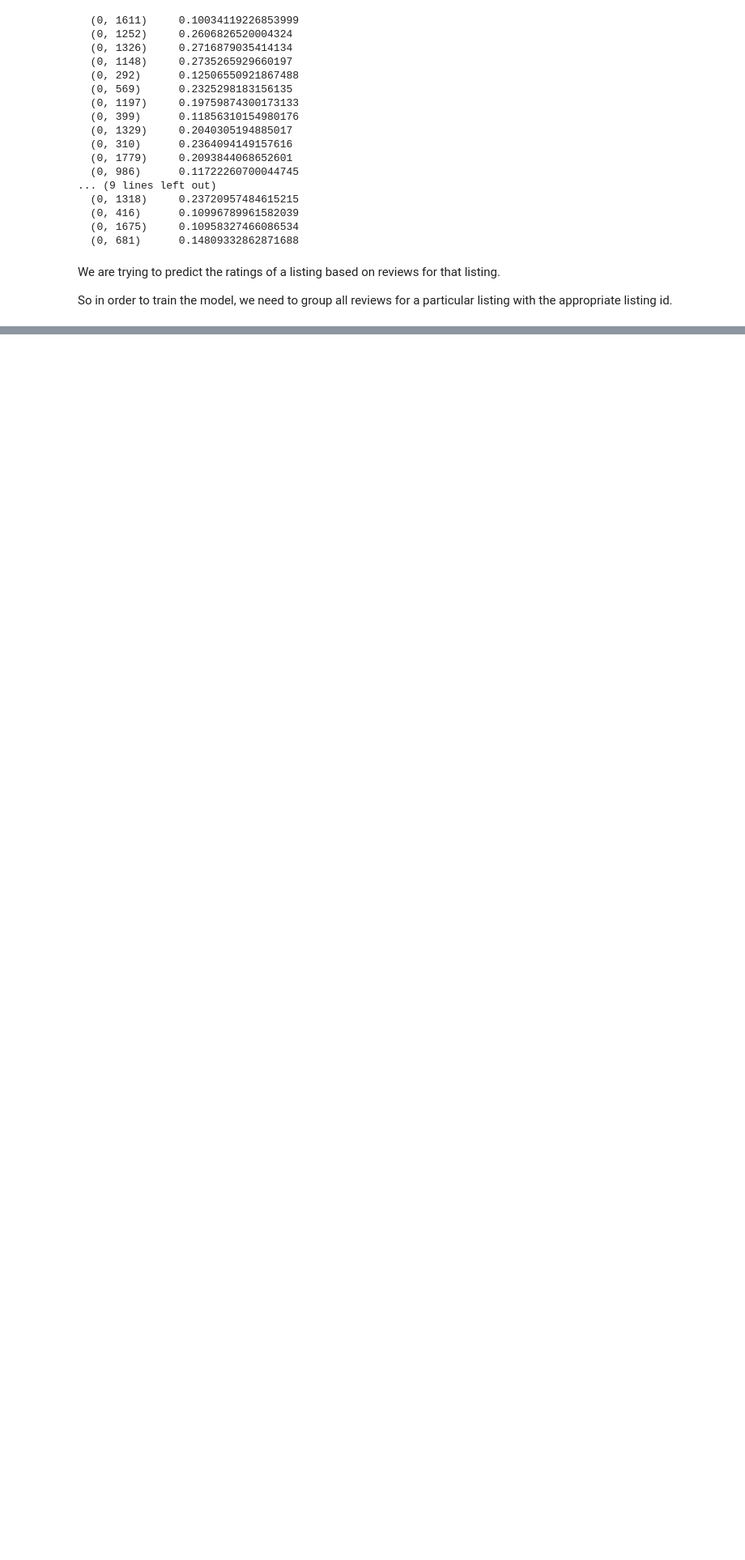
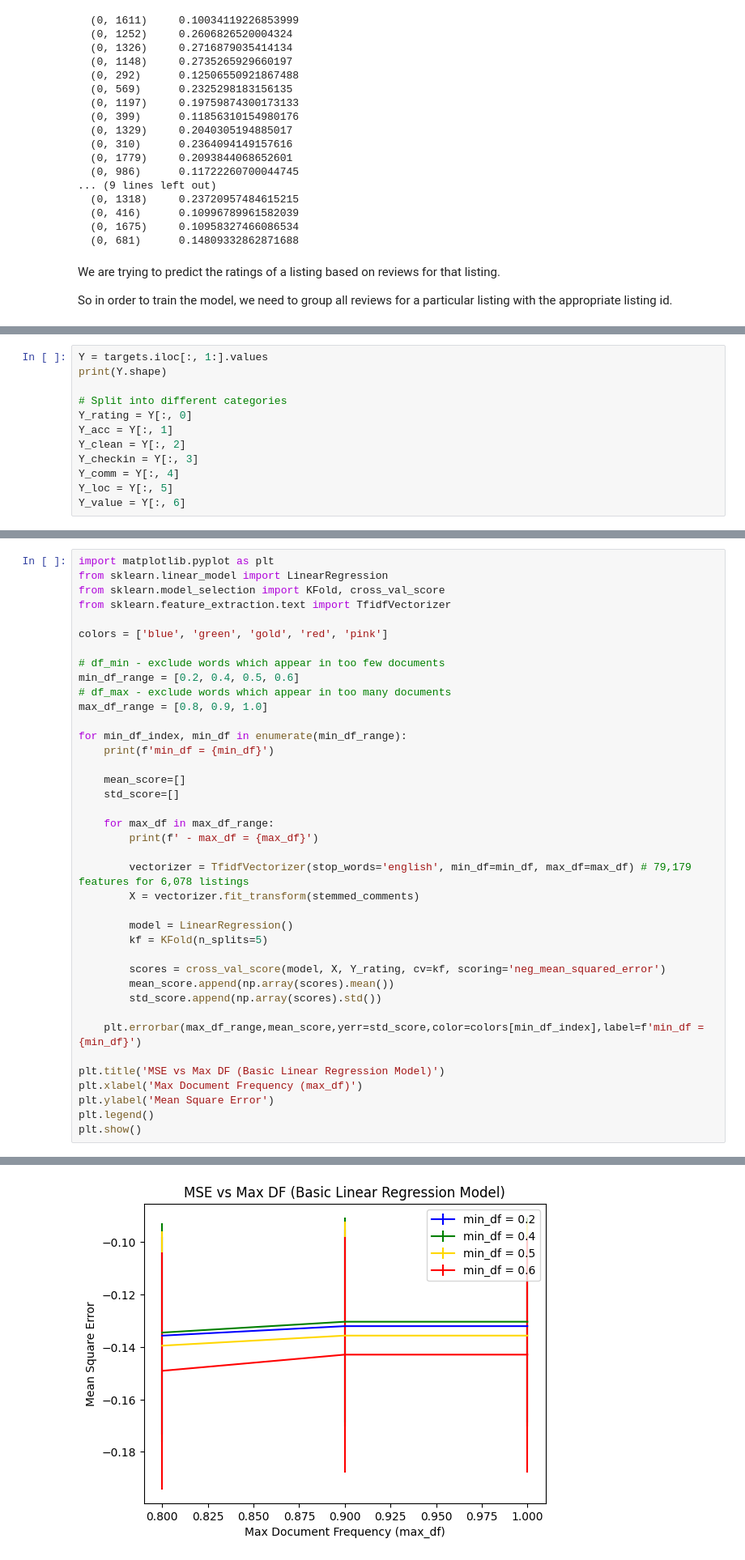
Before and after one commit to JDeasley/airbnb_ratings_predictor, a Jupyter notebook: src/final.ipynb, the cells around one changed output, grey strips where cells are left out. Shown at 81% size. Cells and saved outputs as stored; diff of their text form; blank space fills up the shorter version.

Commit message:
First set of models

```diff
--- a/src/final.ipynb
+++ b/src/final.ipynb
@@ -196,0 +321,12 @@ So in order to train the model, we need to group all reviews for a particular li
+# %%
+Y = targets.iloc[:, 1:].values
+print(Y.shape)
+
+# Split into different categories
+Y_rating = Y[:, 0]
+Y_acc = Y[:, 1]
+Y_clean = Y[:, 2]
+Y_checkin = Y[:, 3]
+Y_comm = Y[:, 4]
+Y_loc = Y[:, 5]
+Y_value = Y[:, 6]
@@ -196,0 +369,40 @@ So in order to train the model, we need to group all reviews for a particular li
+# %%
+import matplotlib.pyplot as plt
+from sklearn.linear_model import LinearRegression
+from sklearn.model_selection import KFold, cross_val_score
+from sklearn.feature_extraction.text import TfidfVectorizer
+
+colors = ['blue', 'green', 'gold', 'red', 'pink']
+
+# df_min - exclude words which appear in too few documents
+min_df_range = [0.2, 0.4, 0.5, 0.6]
+# df_max - exclude words which appear in too many documents
+max_df_range = [0.8, 0.9, 1.0]
+
+for min_df_index, min_df in enumerate(min_df_range):
+    print(f'min_df = {min_df}')
+
+    mean_score=[]
+    std_score=[]
+
+    for max_df in max_df_range:
+        print(f' - max_df = {max_df}')
+
+        vectorizer = TfidfVectorizer(stop_words='english', min_df=min_df, max_df=max_df) # 79,179 features for 6,078 listings
+        X = vectorizer.fit_transform(stemmed_comments)
+
+        model = LinearRegression()
+        kf = KFold(n_splits=5)
+
+        scores = cross_val_score(model, X, Y_rating, cv=kf, scoring='neg_mean_squared_error')
+        mean_score.append(np.array(scores).mean())
+        std_score.append(np.array(scores).std())
+
+    plt.errorbar(max_df_range,mean_score,yerr=std_score,color=colors[min_df_index],label=f'min_df = {min_df}')
+
+plt.title('MSE vs Max DF (Basic Linear Regression Model)')
+plt.xlabel('Max Document Frequency (max_df)')
+plt.ylabel('Mean Square Error')
+plt.legend()
+plt.show()
+# %% [output]
@@ -196,0 +425 @@ So in order to train the model, we need to group all reviews for a particular li
+[figure, added]
```
Also changed, not shown: parts of 30 cells of this notebook, 10 other files.
